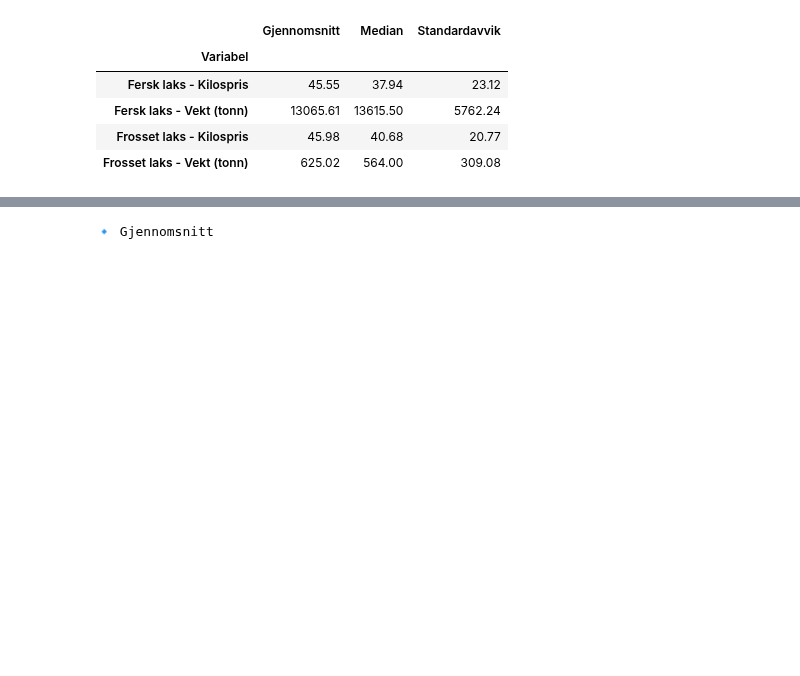
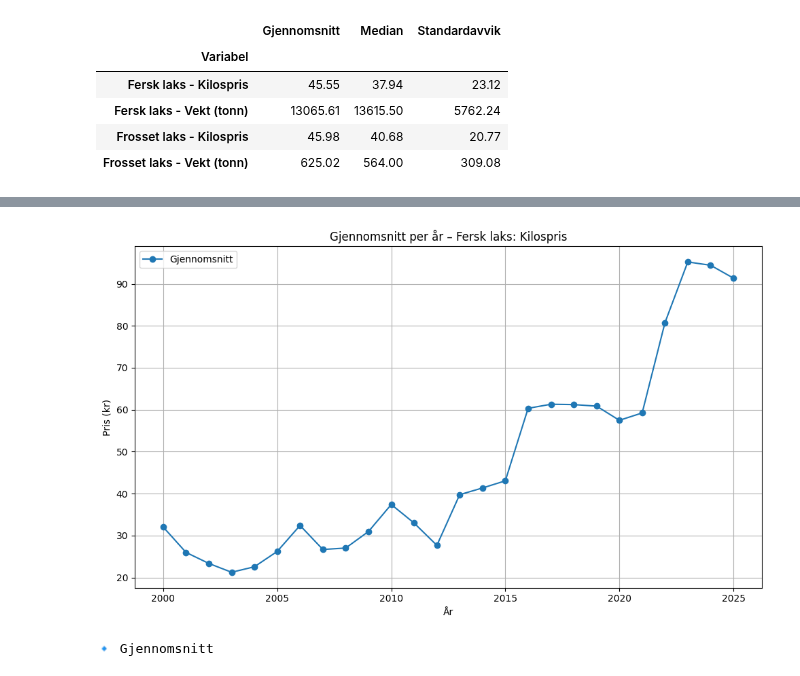
Before and after one commit to selmabn628/prosjekt-programmering, a Jupyter notebook: notebooks/Oppgave 4/Statistisk_dataanalyse_.ipynb, the cells around one changed output, grey strips where cells are left out. Drawn from its saved outputs; the diff is of its cells as text; code cells hidden in the pictures; blank space fills up the shorter version.

```diff
--- a/notebooks/Oppgave 4/Statistisk_dataanalyse_.ipynb
+++ b/notebooks/Oppgave 4/Statistisk_dataanalyse_.ipynb
@@ -195,3 +195,22 @@ plt.show()
+# %%
+import matplotlib.pyplot as plt
+
+# Beregn statistiske mål
+df_plot = df_pivot.groupby("År")["Fersk laks - Kilospris"].agg(["mean", "std", "median"])
+
+# Plot kun gjennomsnittet
+plt.figure(figsize=(10, 6))
+plt.plot(df_plot.index, df_plot["mean"], label="Gjennomsnitt", marker="o")
+
+plt.title("Gjennomsnitt per år – Fersk laks: Kilospris")
+plt.ylabel("Pris (kr)")
+plt.xlabel("År")
+plt.grid(True)
+plt.legend()
+plt.tight_layout()
+plt.show()
+# %% [output]
+[figure, added]
 # %%
 from IPython.display import display, HTML
 import numpy as np
```
Also changed, not shown: parts of 6 cells of this notebook.
